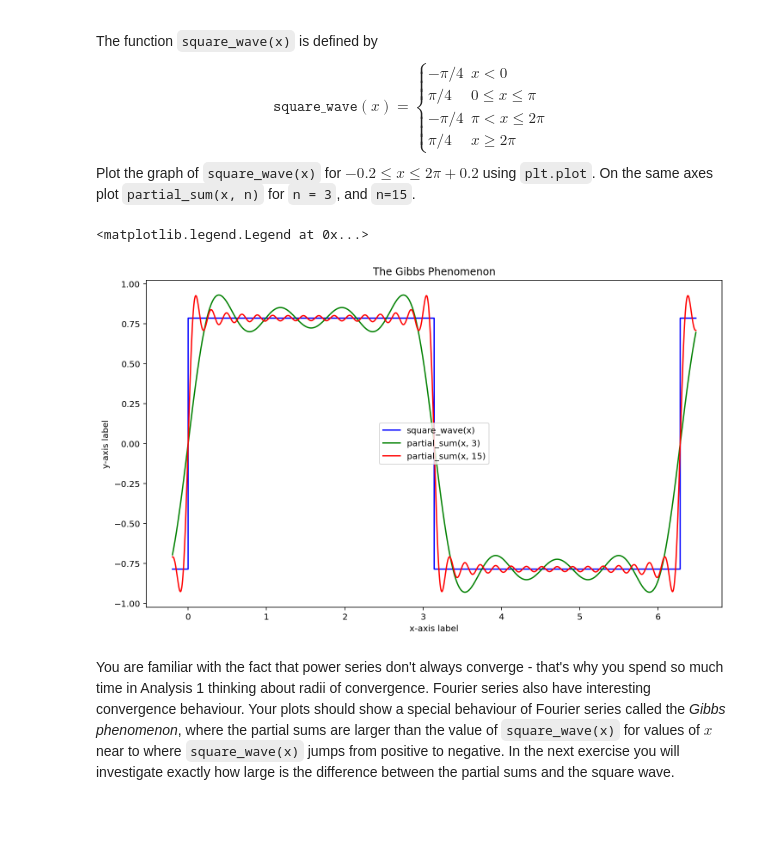
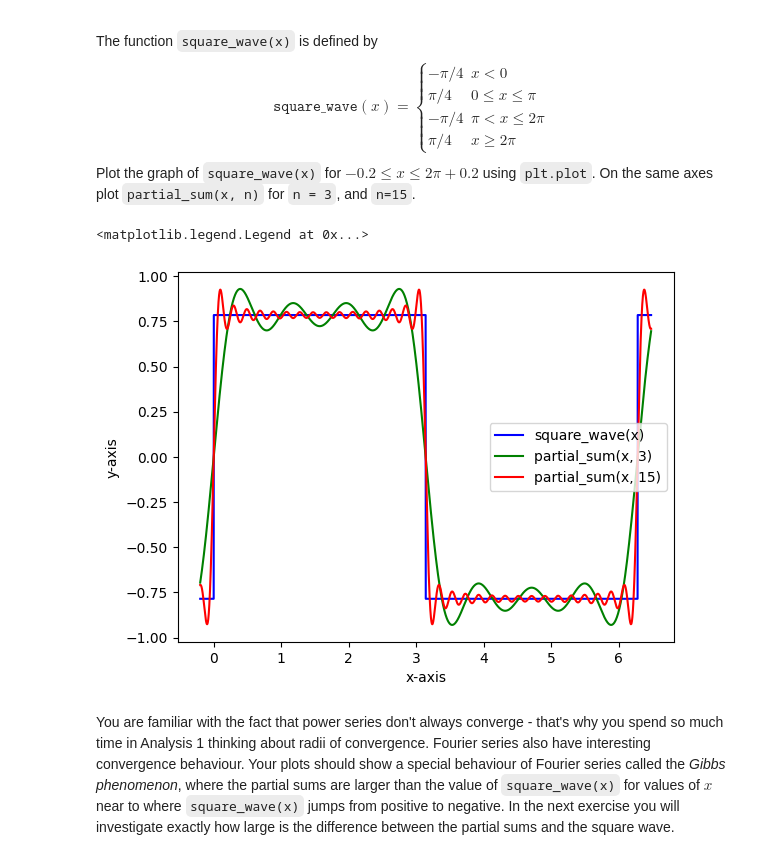
Before and after one commit to jupiterzw/ucl_math0011_projects, a Jupyter notebook: Project 6 - The Gibbs Phenomenon.ipynb, the cells around one changed output. Cells and saved outputs as stored; diff of their text form; code cells hidden in the pictures; blank space fills up the shorter version.

```diff
--- a/Project 6 - The Gibbs Phenomenon.ipynb
+++ b/Project 6 - The Gibbs Phenomenon.ipynb
@@ -34,15 +34,12 @@ $$[ \sin(x), \sin(3x)/3, \sin(5x)/5, \dots ] $$
 
 together with the `sum` function, but you can use any method you want.
 # %%
-def partial_sum(x ,n):
+def partial_sum(x, n):
     '''
     input: a nonnegative number n and a variable x
-    output: the sum of the seires from i =0 to n
+    output: the sum of the seires from i = 0 to n
     '''
-    sum = 0
-    for i in range(n + 1): # Using for loop to repeatedly add the next term n+1 times
-        sum = sum + (math.sin((2 * i + 1) * x))/(2 * i + 1)
-    return sum
+    return sum([math.sin((2 * i + 1) * x)/(2 * i + 1) for i in range(n + 1)])
 # %% [markdown]
 Your `partial_sum` function is an example of a partial sum of a Fourier series. Specifically, this is the Fourier series representation of the square wave function which you will plot in the next exercise.
 # %% [markdown]
@@ -58,29 +55,28 @@ Plot the graph of `square_wave(x)` for $-0.2 \leq x \leq 2\pi + 0.2$ using `plt.
 # %%
 def square_wave(x):
     fx = 0 # Using conditional statement to construct the above piecewise funtion
     if x < 0:
-        fx = -(math.pi) / 4
+        fx = -math.pi / 4
     elif 0 <= x and x <= math.pi:
-        fx = (math.pi) / 4
+        fx = math.pi / 4
     elif math.pi <= x and x <= 2 * math.pi:
-        fx = -(math.pi) / 4
+        fx = -math.pi / 4
     elif x >= 2 * math.pi:
-        fx = (math.pi) / 4
+        fx = math.pi / 4
     return fx
 xs = np.linspace(-0.2, 0.2 + 2 * math.pi, 10000) # Create 10000 evenly spaced points starting from -0.2 to 2pi + 0.2
 ys = [square_wave(x) for x in xs] # Create a list containing the value of square_wave function at each x in xs
 zs = [partial_sum(x, 3) for x in xs]
 ts = [partial_sum(x, 15) for x in xs]
 plt.plot(xs, ys, 'b', label = 'square_wave(x)') # Plot the square_wave funtion with respect to x
 plt.plot(xs, zs, 'g', label = 'partial_sum(x, 3)')
 plt.plot(xs, ts, 'r', label = 'partial_sum(x, 15)')
-plt.xlabel("x-axis label")
-plt.ylabel("y-axis label")
-plt.title('The Gibbs Phenomenon')
+plt.xlabel("x-axis")
+plt.ylabel("y-axis")
 plt.legend()
 # %% [output]
 <matplotlib.legend.Legend at 0x...>
-[figure, old version]
+[figure, new version]
 # %% [markdown]
 You are familiar with the fact that power series don't always converge - that's why you spend so much time in Analysis 1 thinking about radii of convergence.  Fourier series also have interesting convergence behaviour.  Your plots should show a special behaviour of Fourier series called the *Gibbs phenomenon*, where the partial sums are larger than the value of `square_wave(x)` for values of $x$ near to where `square_wave(x)` jumps from positive to negative.  In the next exercise you will investigate exactly how large is the difference between the partial sums and the square wave.
 # %% [markdown]
```
Also changed, not shown: parts of 4 cells of this notebook.
